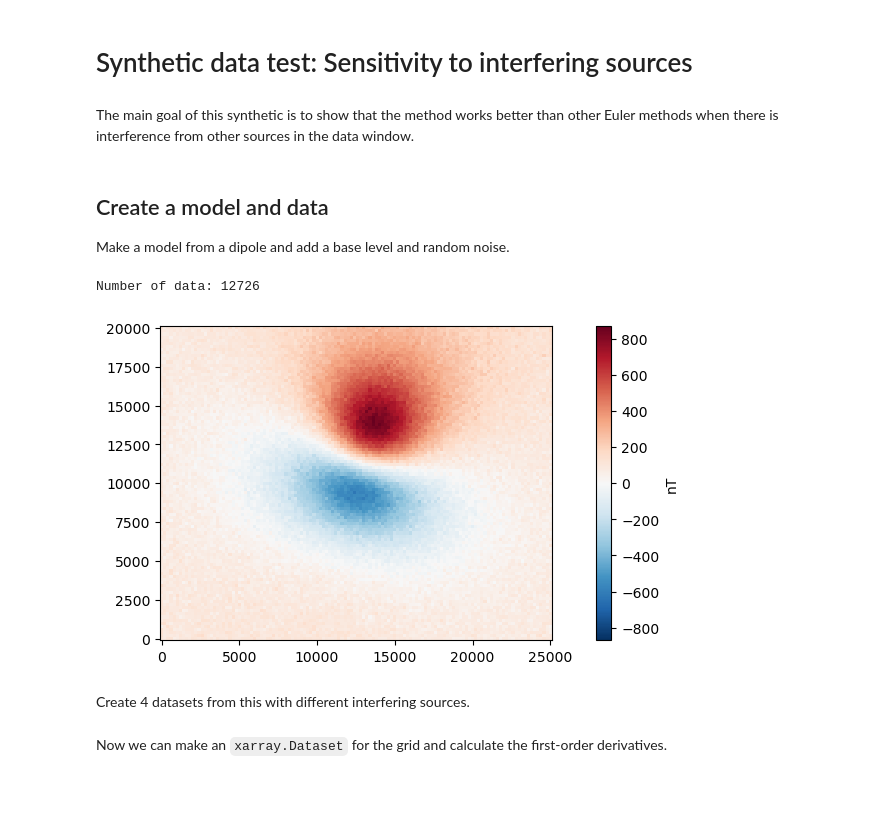
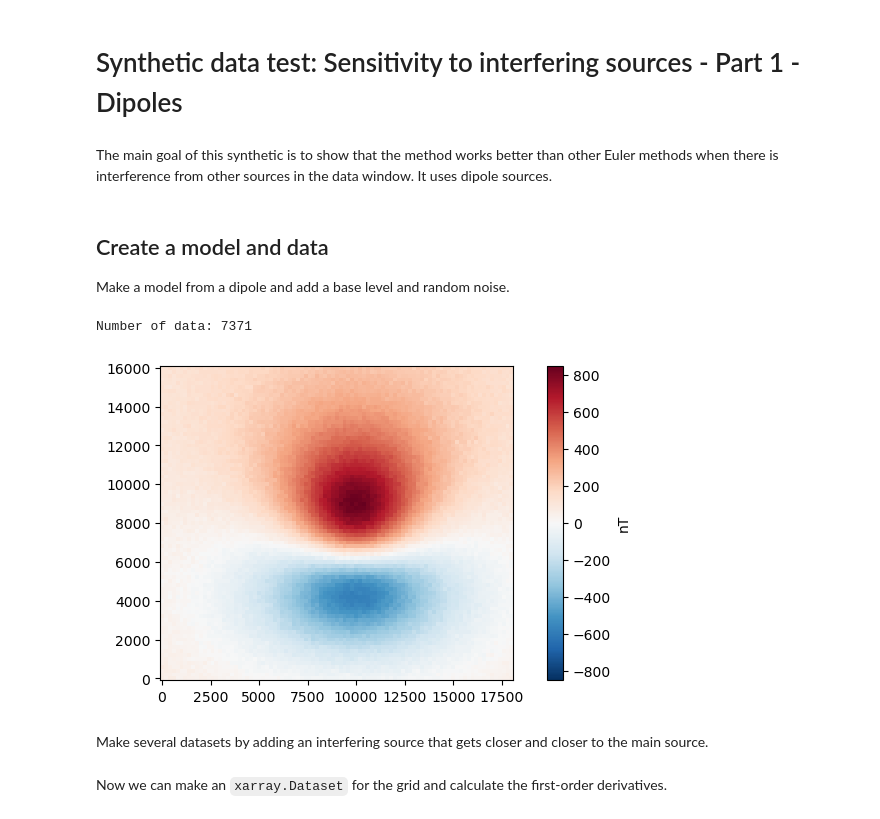
Before and after one commit to compgeolab/euler-inversion, a Jupyter notebook: code/synthetic-interfering-sources.ipynb, the cells around one changed output. Saved outputs shown, nothing was run; the diff lists cells and outputs as text; code cells hidden in the pictures; blank space fills up the shorter version.

Commit message:
Start redoing the interfering sources synthetic
Made the dipole one more systematic by moving a smaller source closer to
a larger source. Need to update variables and the text.

```diff
--- a/code/synthetic-interfering-sources.ipynb
+++ b/code/synthetic-interfering-sources.ipynb
@@ -1,7 +1,7 @@
 # %% [markdown]
-# Synthetic data test: Sensitivity to interfering sources
+# Synthetic data test: Sensitivity to interfering sources - Part 1 - Dipoles
 # %% [markdown]
-The main goal of this synthetic is to show that the method works better than other Euler methods when there is interference from other sources in the data window.
+The main goal of this synthetic is to show that the method works better than other Euler methods when there is interference from other sources in the data window. It uses dipole sources.
 # %%
 from pathlib import Path
 import numpy as np
@@ -19,42 +19,42 @@ warnings.filterwarnings("ignore")
 
 Make a model from a dipole and add a base level and random noise.
 # %%
-region = [0, 25e3, 0, 20e3]
+region = [0, 18e3, 0, 16e3]
 height = 800
 spacing = 200
 coordinates = vd.grid_coordinates(region, spacing=spacing, extra_coords=height)
-intensity, inclination, declination = 1e12, -30, 15
-true_coordinates = (13e3, 11e3, -4e3)
+intensity, inclination, declination = 1e12, -30, 0
+true_coordinates = (10e3, 6e3, -4e3)
 magnetic_field = hm.dipole_magnetic(
     coordinates,
     dipoles=true_coordinates,
     magnetic_moments=hm.magnetic_angles_to_vec(intensity, inclination, declination),
     field="b",
 )
 main_field = hm.magnetic_angles_to_vec(1, inclination, declination)
 magnetic_anomaly = sum(b * f for b, f in zip(magnetic_field, main_field))
 
 # Add noise and the base level
-noise_level = 20  # nT
+noise_level = 10  # nT
 magnetic_anomaly += np.random.default_rng(42).normal(
     0, noise_level, size=magnetic_anomaly.shape
 )
 base_level = 100  # nT
 magnetic_anomaly += base_level
 
 print(f"Number of data: {magnetic_anomaly.size}")
 
 fig, ax = plt.subplots(1, 1, figsize=(6, 3.5), layout="constrained")
 ax.set_aspect("equal")
 scale = vd.maxabs(magnetic_anomaly)
 tmp = ax.pcolormesh(
     *coordinates[:2], magnetic_anomaly, cmap="RdBu_r", vmin=-scale, vmax=scale
 )
 fig.colorbar(tmp, label="nT")
 plt.show()
 # %% [output]
-Number of data: 12726
+Number of data: 7371
-[figure, old version]
+[figure, new version]
 # %% [markdown]
-Create 4 datasets from this with different interfering sources.
+Make several datasets by adding an interfering source that gets closer and closer to the main source.
 # %%
```
Also changed, not shown: parts of 4 cells of this notebook, 2 other files.
